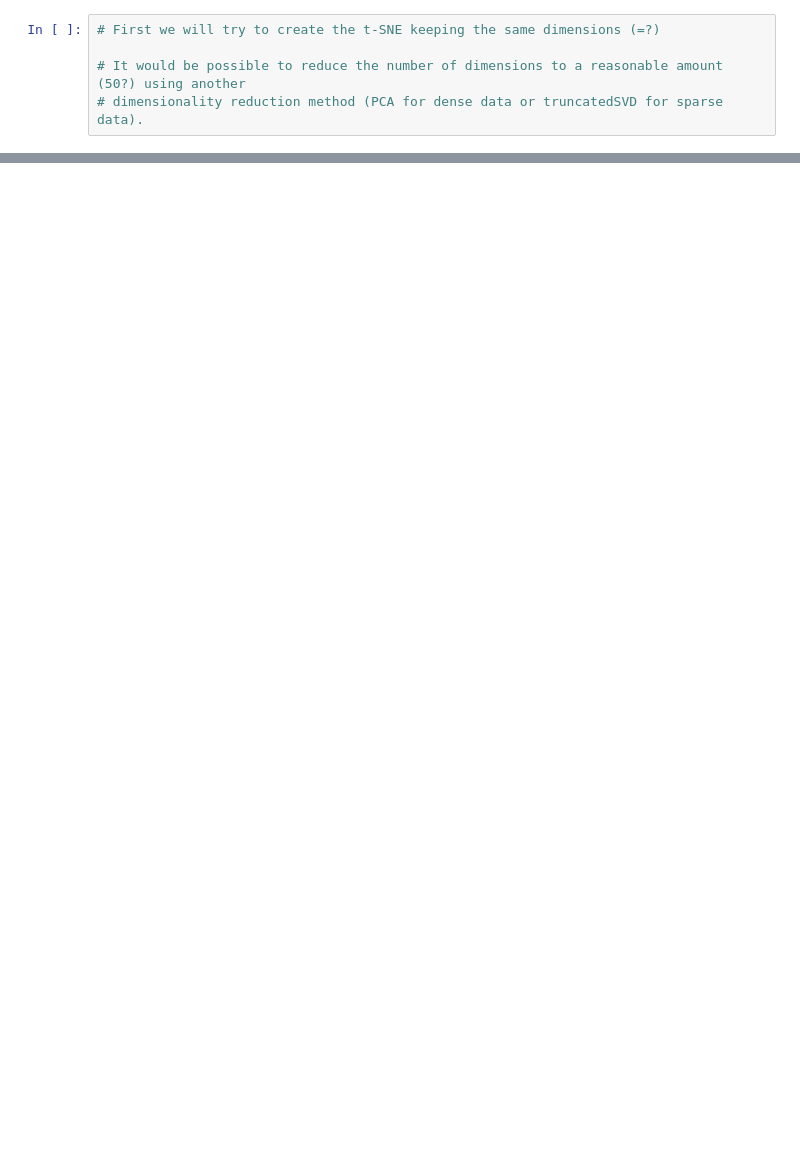
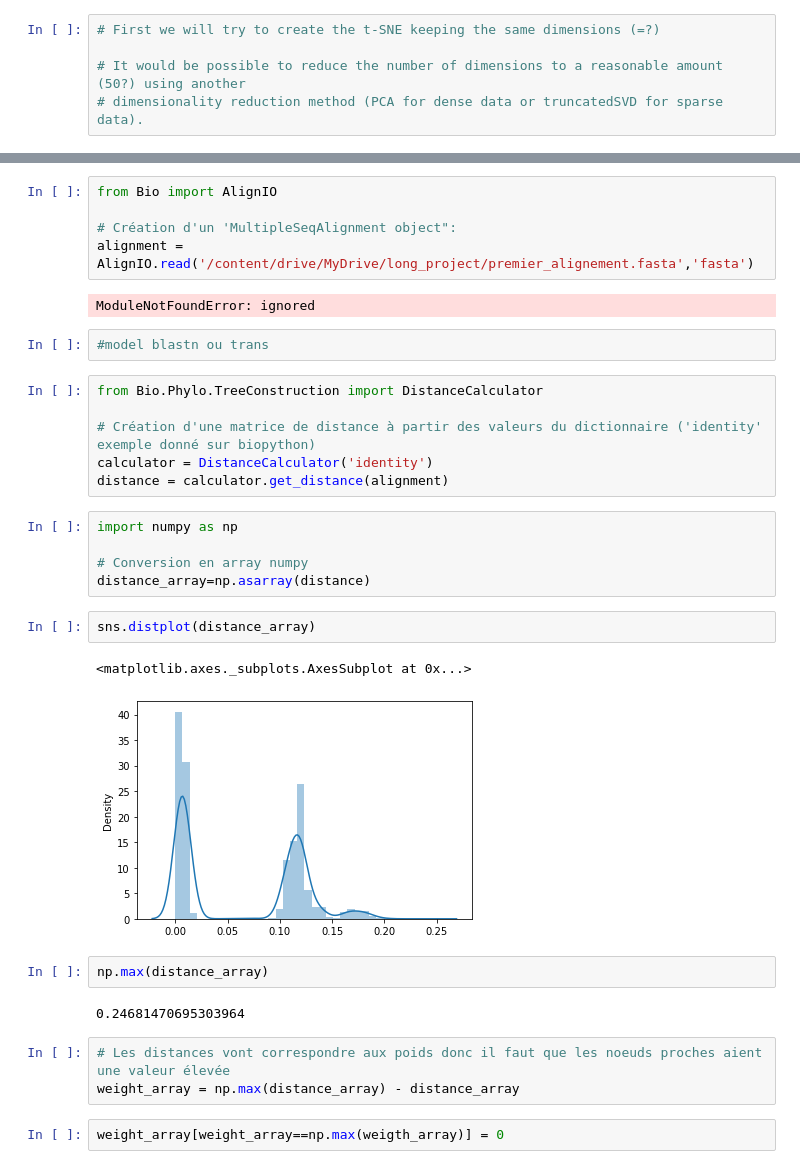
Before and after one commit to valentinbaloche/long_project, a Jupyter notebook: long_project.ipynb, the cells around one changed output, grey strips where cells are left out. Drawn from its saved outputs; the diff is of its cells as text; blank space fills up the shorter version.

Commit message:
t SNE + graph approaches

```diff
--- a/long_project.ipynb
+++ b/long_project.ipynb
@@ -54,0 +178,34 @@ test = TSNE(n_components=2,
+# %%
+from Bio import AlignIO
+
+# Création d'un 'MultipleSeqAlignment object":
+alignment = AlignIO.read('/content/drive/MyDrive/long_project/premier_alignement.fasta','fasta')
+# %% [output]
+ModuleNotFoundError: ignored
+# %%
+#model blastn ou trans
+# %%
+from Bio.Phylo.TreeConstruction import DistanceCalculator
+
+# Création d'une matrice de distance à partir des valeurs du dictionnaire ('identity' exemple donné sur biopython)
+calculator = DistanceCalculator('identity')
+distance = calculator.get_distance(alignment)
+# %%
+import numpy as np
+
+# Conversion en array numpy
+distance_array=np.asarray(distance)
+# %%
+sns.distplot(distance_array)
+# %% [output]
+<matplotlib.axes._subplots.AxesSubplot at 0x...>
+[figure, added]
+# %%
+np.max(distance_array)
+# %% [output]
+0.24681470695303964
+# %%
+# Les distances vont correspondre aux poids donc il faut que les noeuds proches aient une valeur élevée
+weight_array = np.max(distance_array) - distance_array
+# %%
+weight_array[weight_array==np.max(weigth_array)] = 0
```
Also changed, not shown: parts of 48 cells of this notebook.
